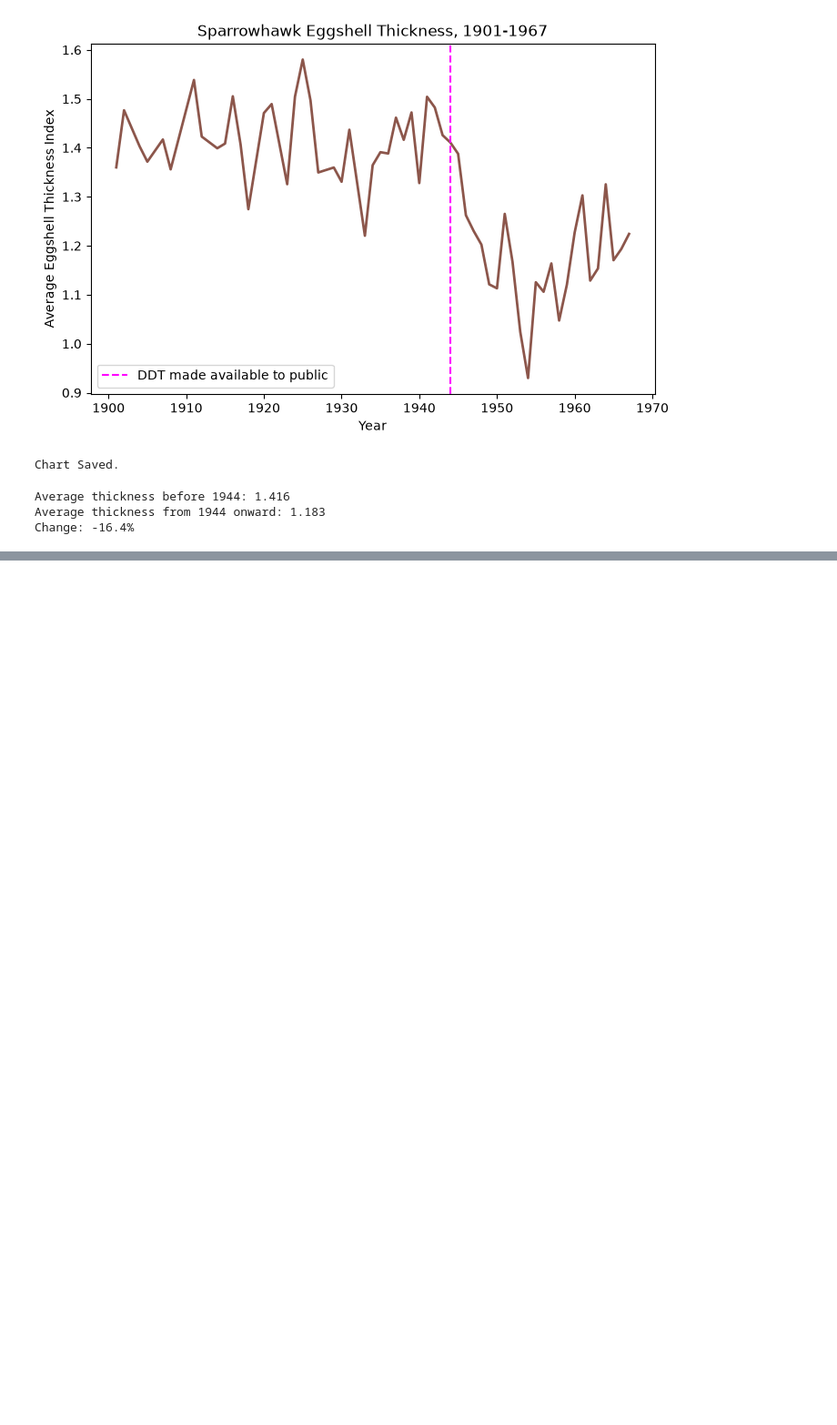
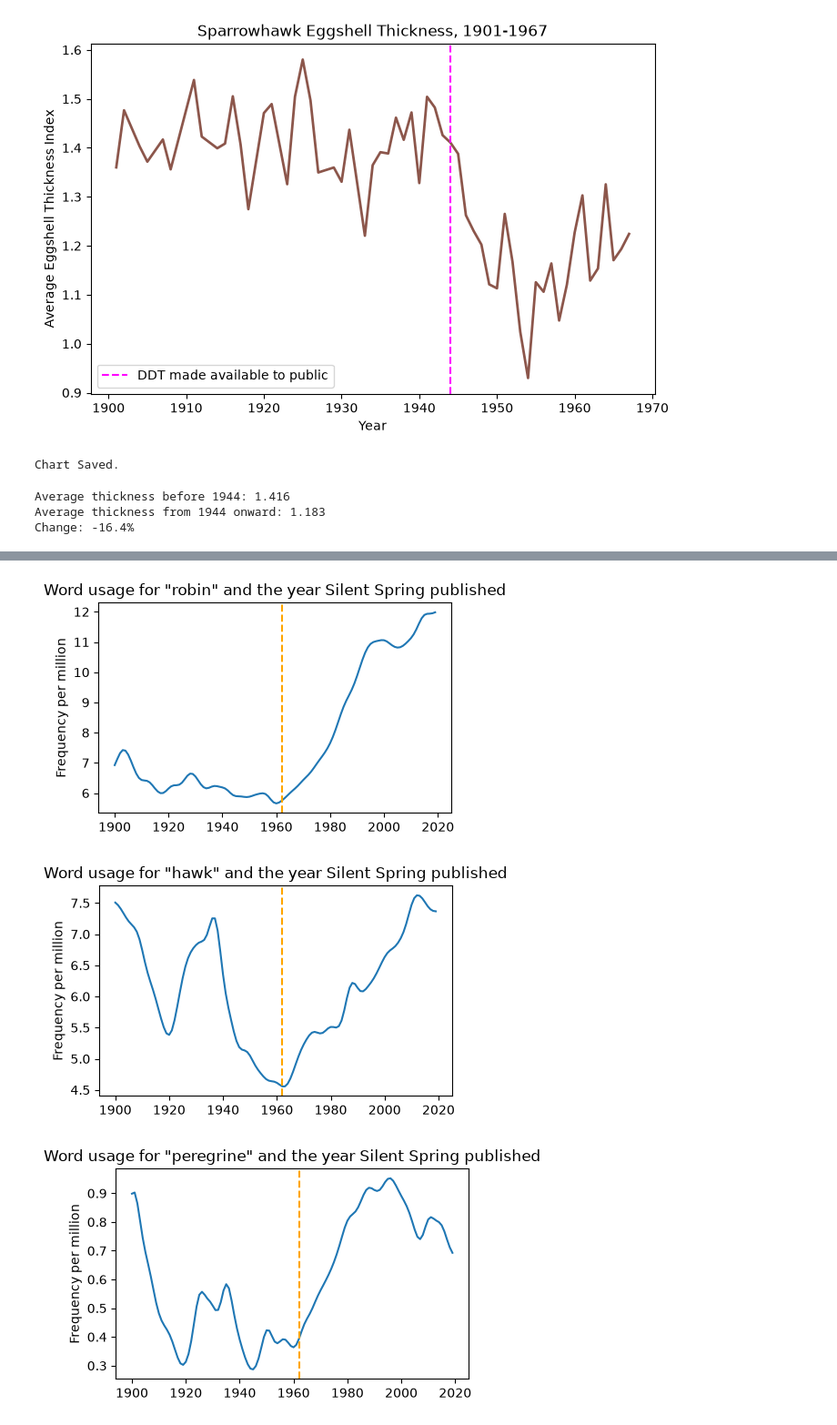
Before and after one commit to dakshita01/data-science-portfolio, a Jupyter notebook: 10-silent-spring/notebook/silent_spring.ipynb, the cells around one changed output, grey strips where cells are left out. Shown at 91% size. Drawn from its saved outputs; the diff is of its cells as text; code cells hidden in the pictures; blank space fills up the shorter version.

Commit message:
feat: analyze bird word frequency changes around 1962

```diff
--- a/10-silent-spring/notebook/silent_spring.ipynb
+++ b/10-silent-spring/notebook/silent_spring.ipynb
@@ -128,0 +136,7 @@ Change: -16.4%
+# %%
+for word in ['robin', 'hawk', 'peregrine', 'osprey', 'sparrowhawk', 'condor']:
+    plot_bird_word_trend(word)
+# %% [output]
+[figure, added]
+[figure, added]
+[figure, added]
```
Also changed, not shown: parts of 3 cells of this notebook.
